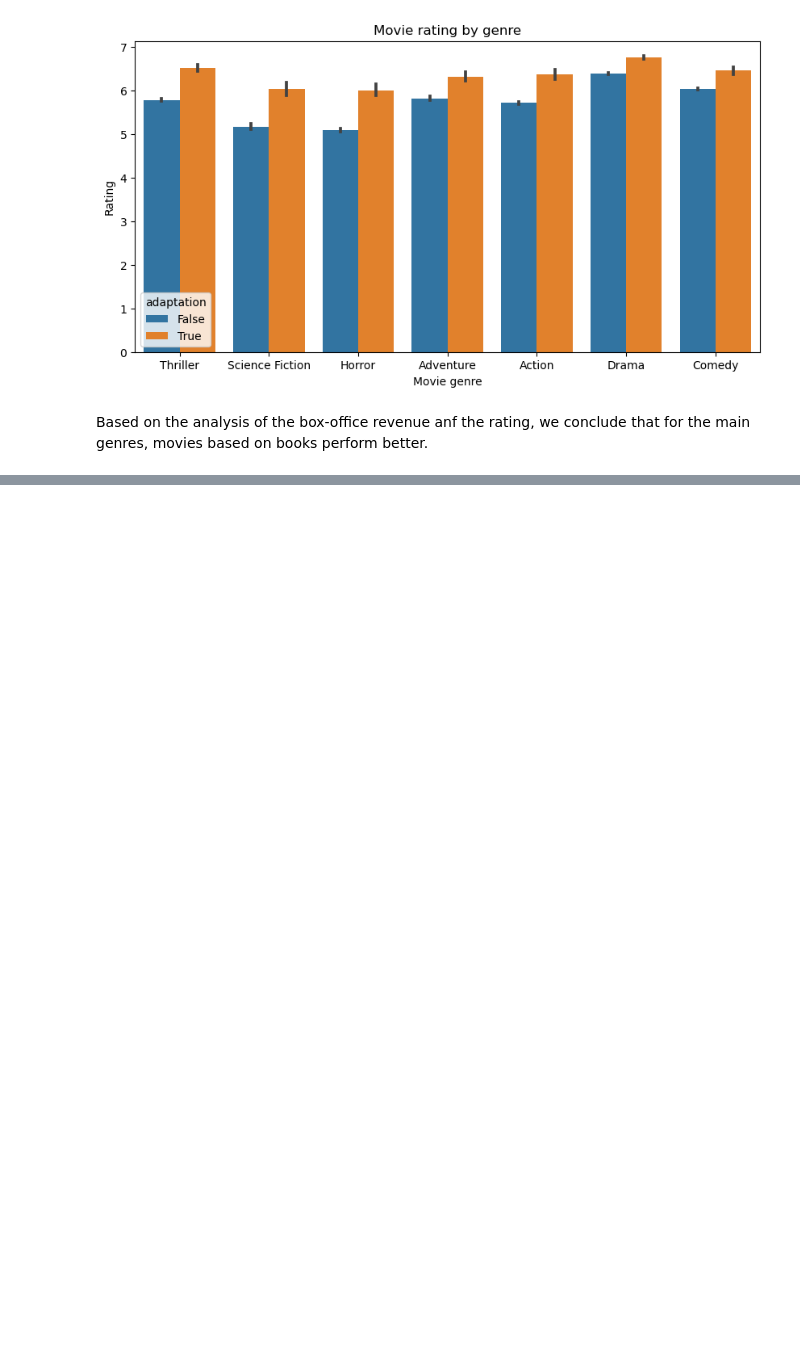
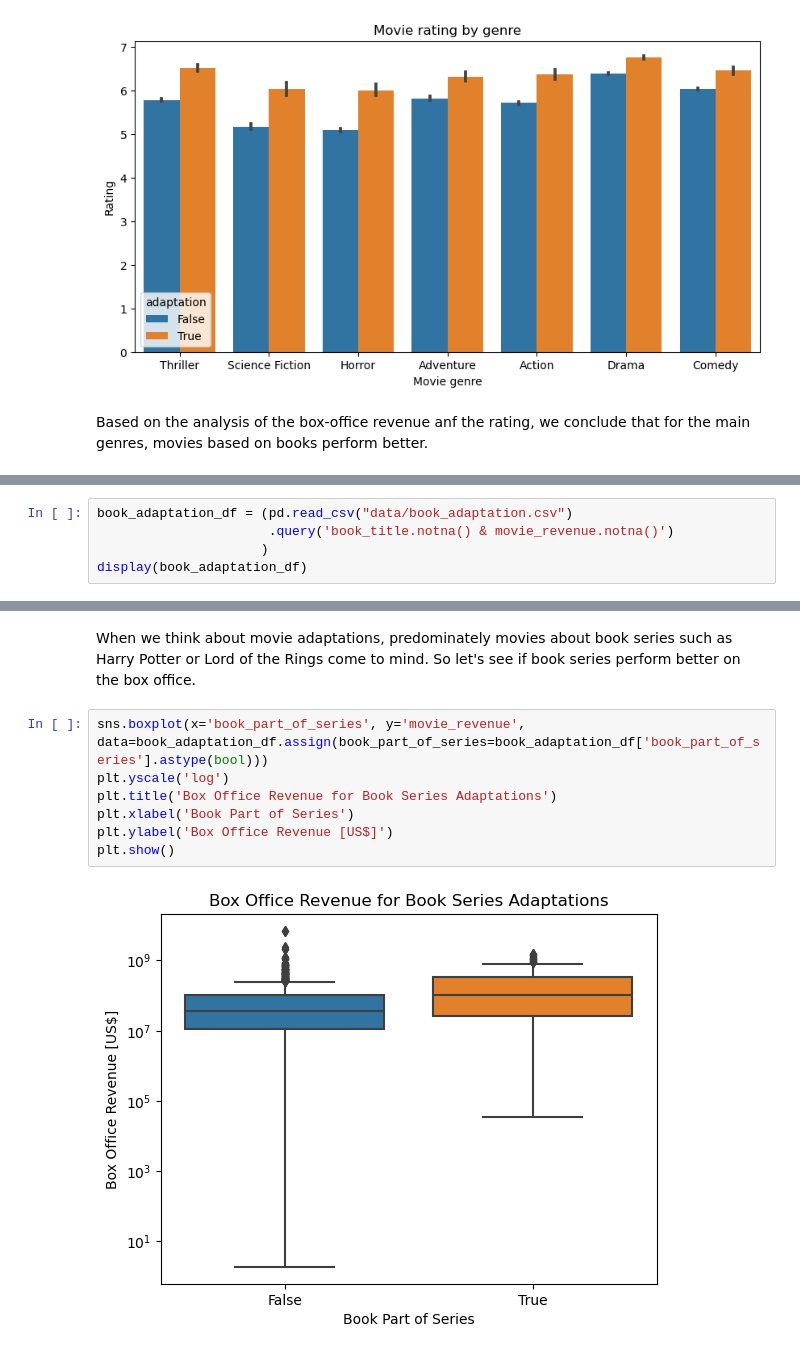
Before and after one commit to epfl-ada/ada-2023-project-team0110, a Jupyter notebook: milestone2.ipynb, the cells around one changed output, grey strips where cells are left out. Drawn from its saved outputs; the diff is of its cells as text; blank space fills up the shorter version.

Commit message:
Add some plots

```diff
--- a/milestone2.ipynb
+++ b/milestone2.ipynb
@@ -364,0 +370,5 @@ Based on the analysis of the box-office revenue anf the rating, we conclude that
+# %%
+book_adaptation_df = (pd.read_csv("data/book_adaptation.csv")
+                      .query('book_title.notna() & movie_revenue.notna()')
+                     )
+display(book_adaptation_df)
@@ -364,0 +389,11 @@ Based on the analysis of the box-office revenue anf the rating, we conclude that
+# %% [markdown]
+When we think about movie adaptations, predominately movies about book series such as Harry Potter or Lord of the Rings come to mind. So let's see if book series perform better on the box office.
+# %%
+sns.boxplot(x='book_part_of_series', y='movie_revenue', data=book_adaptation_df.assign(book_part_of_series=book_adaptation_df['book_part_of_series'].astype(bool)))
+plt.yscale('log')
+plt.title('Box Office Revenue for Book Series Adaptations')
+plt.xlabel('Book Part of Series')
+plt.ylabel('Box Office Revenue [US$]')
+plt.show()
+# %% [output]
+[figure, added]
```
Also changed, not shown: parts of 6 cells of this notebook.
